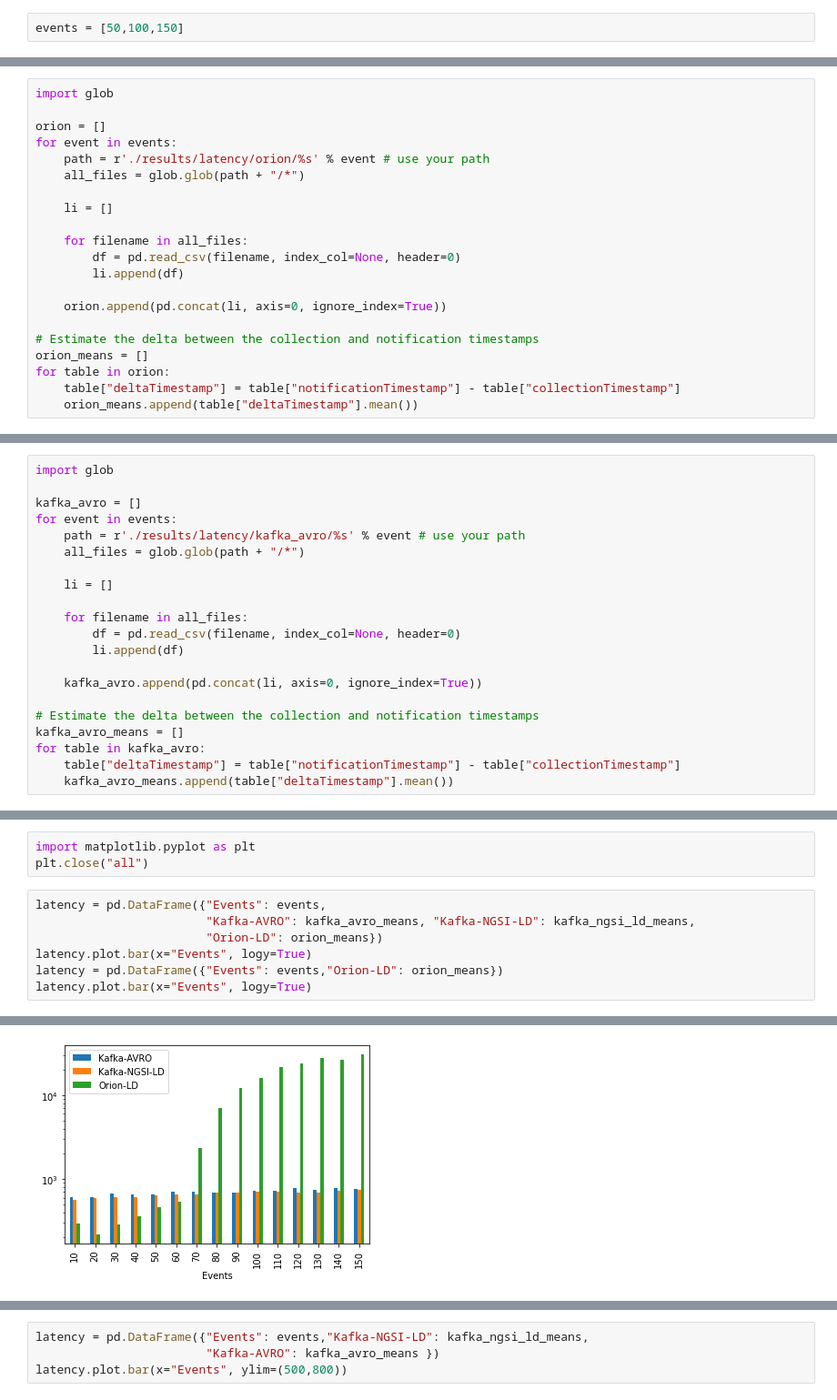
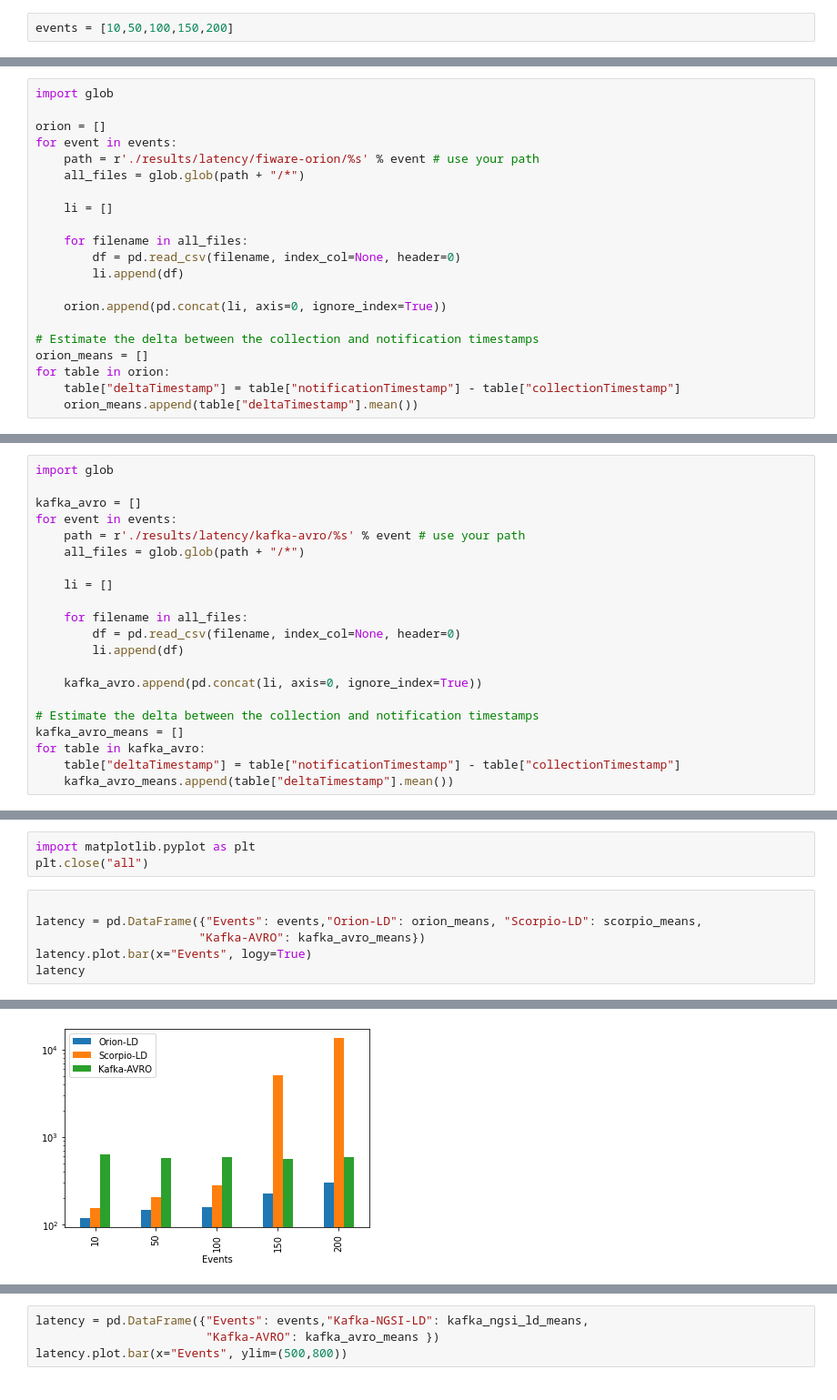
Before and after one commit to giros-dit/cim-prometheus-pipelines, a Jupyter notebook: Experiments.ipynb, the cells around one changed output, grey strips where cells are left out. Shown at 91% size. Saved outputs shown, nothing was run; the diff lists cells and outputs as text.

```diff
--- a/Experiments.ipynb
+++ b/Experiments.ipynb
@@ -14,7 +14,7 @@ pd.set_option('display.float_format', lambda x: '%.3f' % x)
 # %% [markdown]
 Set list with number events per second configured for each experiment.
 # %%
-events = [50,100,150]
+events = [10,50,100,150,200]
 # %% [markdown]
 ### Scorpio
 # %%
@@ -45,7 +45,7 @@ import glob
 
 orion = []
 for event in events:
-    path = r'./results/latency/orion/%s' % event # use your path
+    path = r'./results/latency/fiware-orion/%s' % event # use your path
     all_files = glob.glob(path + "/*")
 
     li = []
@@ -68,7 +68,7 @@ import glob
 
 kafka_avro = []
 for event in events:
-    path = r'./results/latency/kafka_avro/%s' % event # use your path
+    path = r'./results/latency/kafka-avro/%s' % event # use your path
     all_files = glob.glob(path + "/*")
 
     li = []
@@ -115,10 +115,9 @@ Once the datasets haven prepared, move on to creating some plots.
 import matplotlib.pyplot as plt
 plt.close("all")
 # %%
-latency = pd.DataFrame({"Events": events,
-                        "Kafka-AVRO": kafka_avro_means, "Kafka-NGSI-LD": kafka_ngsi_ld_means,
-                        "Orion-LD": orion_means})
+
+latency = pd.DataFrame({"Events": events,"Orion-LD": orion_means, "Scorpio-LD": scorpio_means,
+                       "Kafka-AVRO": kafka_avro_means})
 latency.plot.bar(x="Events", logy=True)
-latency = pd.DataFrame({"Events": events,"Orion-LD": orion_means})
-latency.plot.bar(x="Events", logy=True)
+latency
 # %% [output]
@@ -126 +130 @@ latency.plot.bar(x="Events", logy=True)
-[figure, old version]
+[figure, new version]
```
Also changed, not shown: parts of 7 cells of this notebook, 1 other file.
